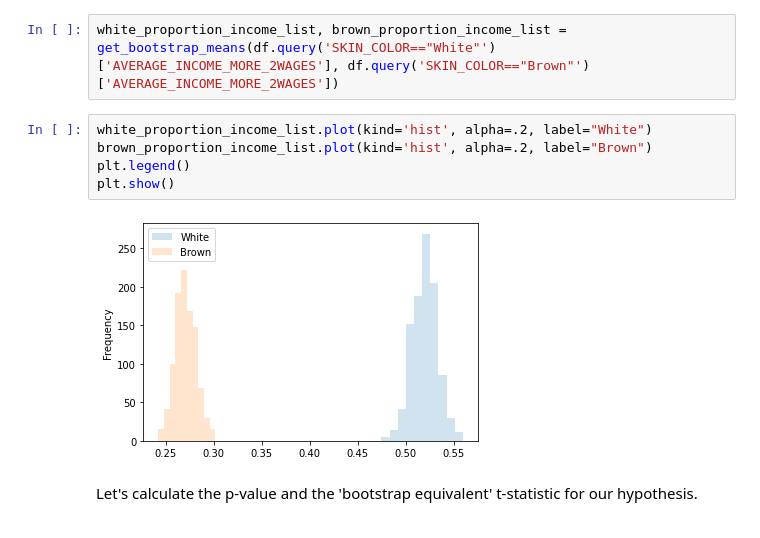
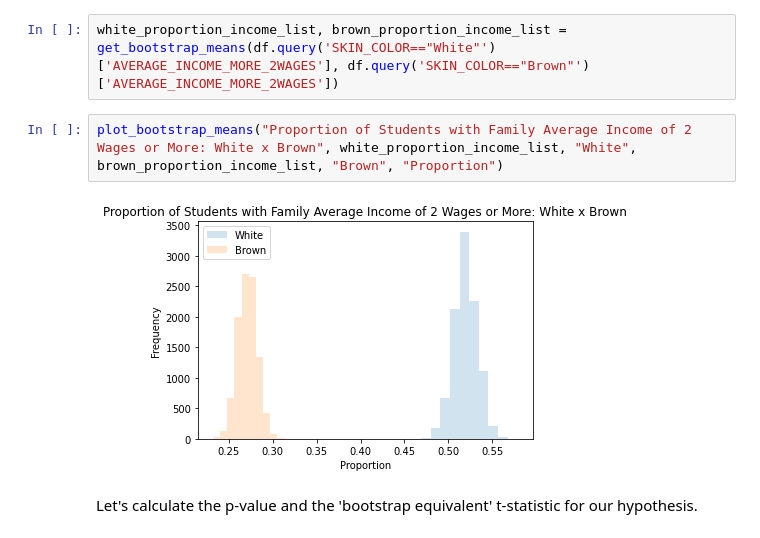
Before and after one commit to thiagofuruchima/enem_ds, a Jupyter notebook: enem_data_study.ipynb, the cells around one changed output. Saved outputs shown, nothing was run; the diff lists cells and outputs as text.

```diff
--- a/enem_data_study.ipynb
+++ b/enem_data_study.ipynb
@@ -291,13 +297,10 @@ $$ H_1 : p_{income\_white} \gt p_{income\_brown} $$
 Since we don't actually have the family average income information for each student (we only have information about the family income 'groups'), we'll use the proportion of families with higher income as a proxy to our goal.
 # %%
 white_proportion_income_list, brown_proportion_income_list = get_bootstrap_means(df.query('SKIN_COLOR=="White"')['AVERAGE_INCOME_MORE_2WAGES'], df.query('SKIN_COLOR=="Brown"')['AVERAGE_INCOME_MORE_2WAGES'])
-# %%
-white_proportion_income_list.plot(kind='hist', alpha=.2, label="White")
-brown_proportion_income_list.plot(kind='hist', alpha=.2, label="Brown")
-plt.legend()
-plt.show()
-# %% [output]
-[figure, removed]
+# %%
+plot_bootstrap_means("Proportion of Students with Family Average Income of 2 Wages or More: White x Brown", white_proportion_income_list, "White", brown_proportion_income_list, "Brown", "Proportion")
+# %% [output]
+[figure, added]
 # %% [markdown]
 Let's calculate the p-value and the 'bootstrap equivalent' t-statistic for our hypothesis.
 # %%
```
Also changed, not shown: parts of 21 cells of this notebook.
